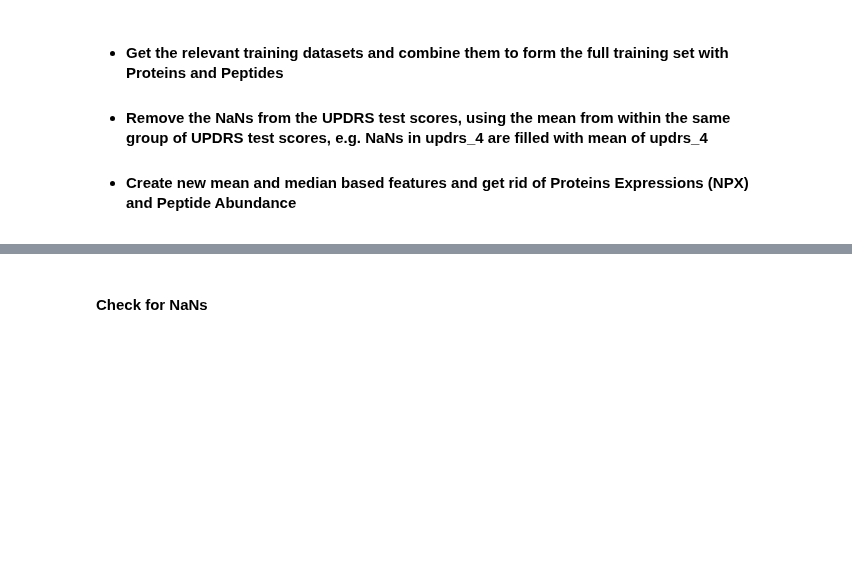
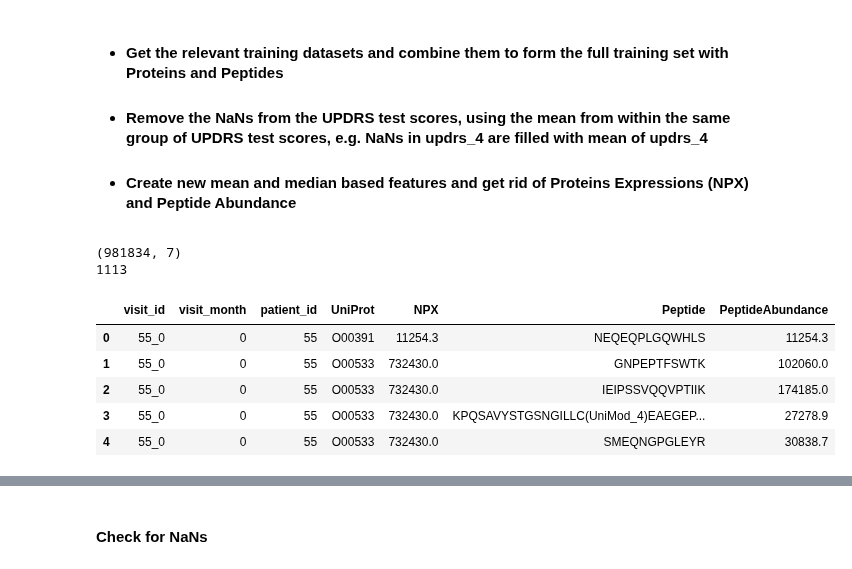
Before and after one commit to sumaniitm/AMP-parkinsons-disease-progression-prediction, a Jupyter notebook: amp-parkinson-s-disease-progression-prediction.ipynb, the cells around one changed output, grey strips where cells are left out. Saved outputs shown, nothing was run; the diff lists cells and outputs as text; code cells hidden in the pictures; blank space fills up the shorter version.

```diff
--- a/amp-parkinson-s-disease-progression-prediction.ipynb
+++ b/amp-parkinson-s-disease-progression-prediction.ipynb
@@ -50,0 +109,17 @@ for dirname, _, filenames in os.walk('/kaggle/input'):
+# %%
+pro_pep_join = pd.merge(train_proteins_df, train_peptides_df, on=['patient_id','visit_id','visit_month','UniProt'], how='outer')
+
+print(pro_pep_join.shape)
+print(pro_pep_join.visit_id.nunique())
+
+del train_proteins_df, train_peptides_df
+pro_pep_join.head(5)
+# %% [output]
+(981834, 7)
+1113
+|  | visit_id | visit_month | patient_id | UniProt | NPX | Peptide | PeptideAbundance |
+| 0 | 55_0 | 0 | 55 | O00391 | 11254.3 | NEQEQPLGQWHLS | 11254.3 |
+| 1 | 55_0 | 0 | 55 | O00533 | 732430.0 | GNPEPTFSWTK | 102060.0 |
+| 2 | 55_0 | 0 | 55 | O00533 | 732430.0 | IEIPSSVQQVPTIIK | 174185.0 |
+| 3 | 55_0 | 0 | 55 | O00533 | 732430.0 | KPQSAVYSTGSNGILLC(UniMod_4)EAEGEP... | 27278.9 |
+| 4 | 55_0 | 0 | 55 | O00533 | 732430.0 | SMEQNGPGLEYR | 30838.7 |
```
Also changed, not shown: parts of 16 cells of this notebook.
